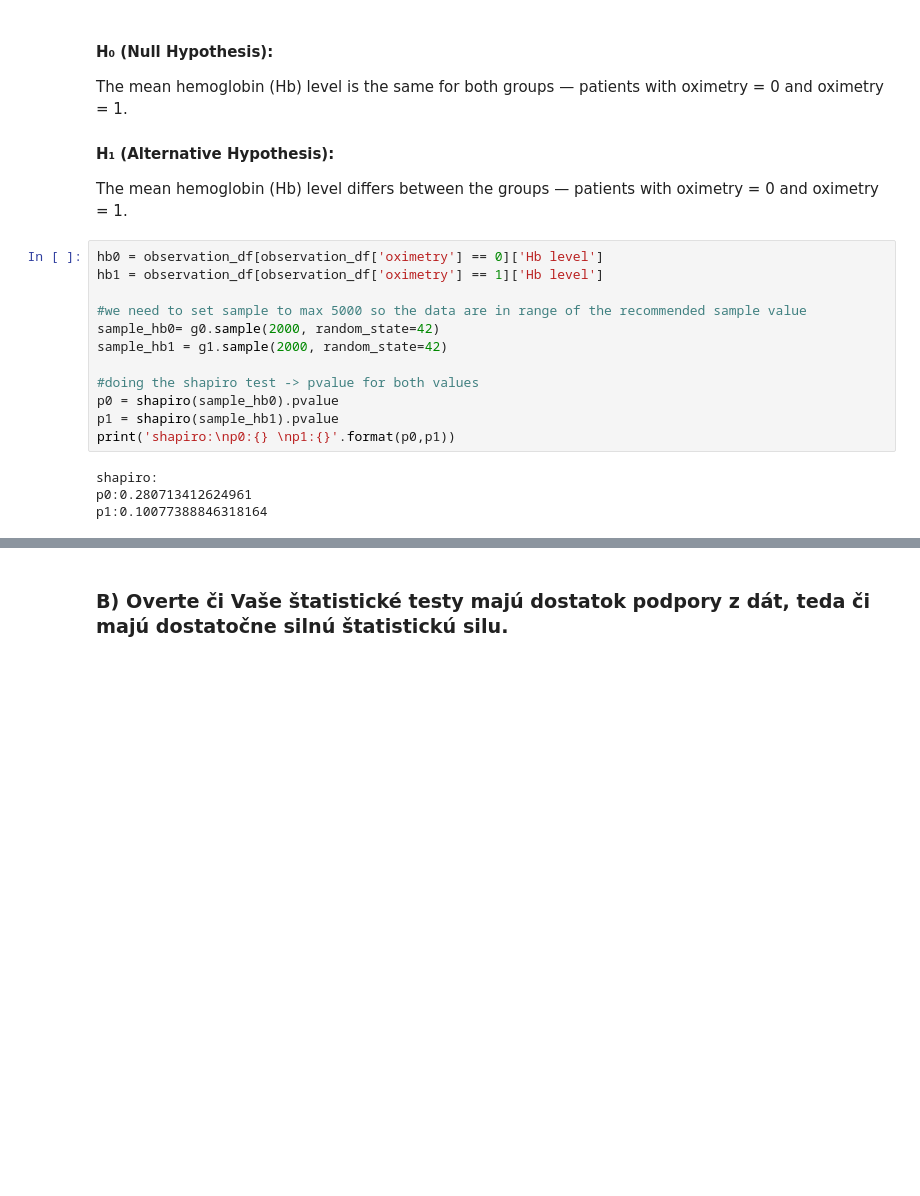
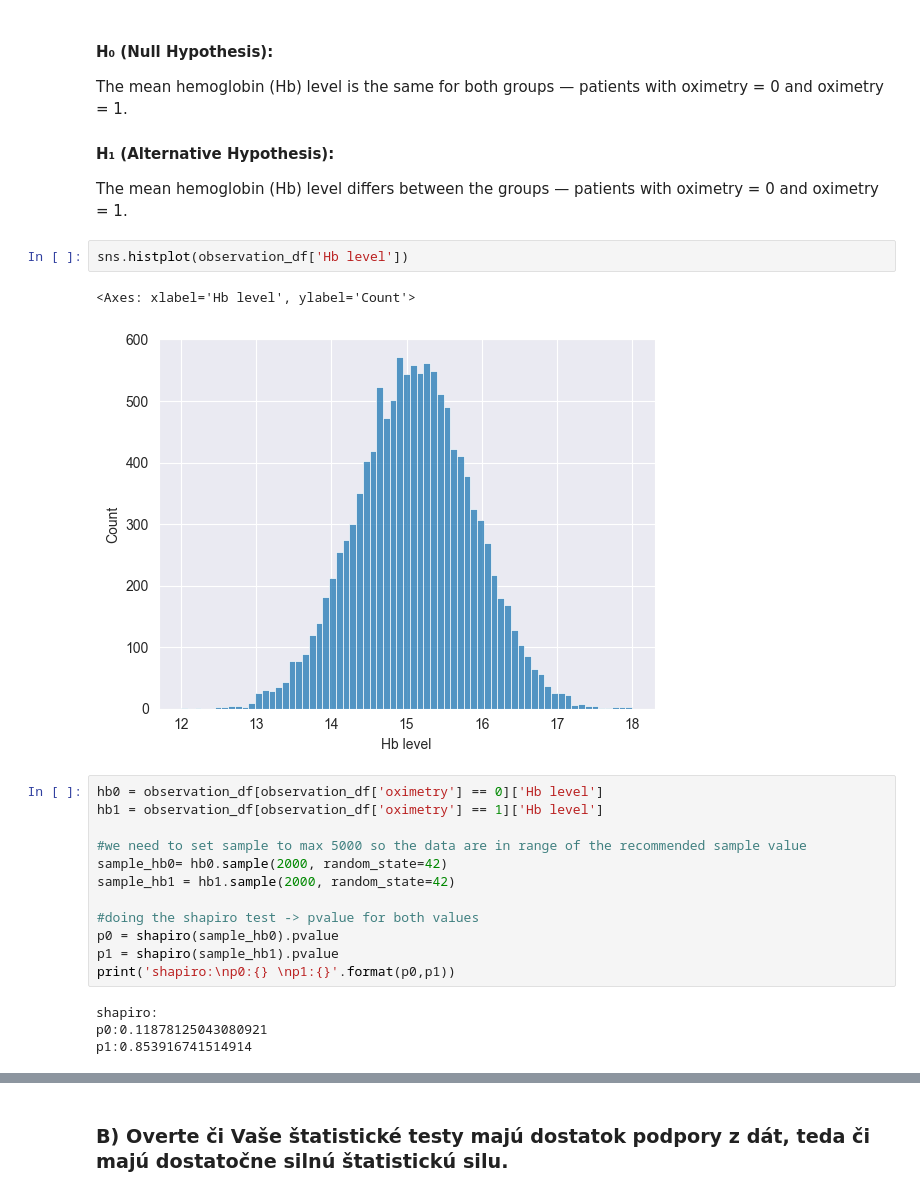
Before and after one commit to xKazimir/IAU_Project, a Jupyter notebook: Project_IAU.ipynb, the cells around one changed output, grey strips where cells are left out. Cells and saved outputs as stored; diff of their text form; blank space fills up the shorter version.

```diff
--- a/Project_IAU.ipynb
+++ b/Project_IAU.ipynb
@@ -1249,13 +1263,18 @@ The mean hemoglobin (Hb) level is the same for both groups — patients with oxi
 
 #### H₁ (Alternative Hypothesis):
 The mean hemoglobin (Hb) level differs between the groups — patients with oximetry = 0 and oximetry = 1.
+# %%
+sns.histplot(observation_df['Hb level'])
+# %% [output]
+<Axes: xlabel='Hb level', ylabel='Count'>
+[figure, added]
 # %%
 hb0 = observation_df[observation_df['oximetry'] == 0]['Hb level']
 hb1 = observation_df[observation_df['oximetry'] == 1]['Hb level']
 
 #we need to set sample to max 5000 so the data are in range of the recommended sample value
-sample_hb0= g0.sample(2000, random_state=42)
-sample_hb1 = g1.sample(2000, random_state=42)
+sample_hb0= hb0.sample(2000, random_state=42)
+sample_hb1 = hb1.sample(2000, random_state=42)
 
 #doing the shapiro test -> pvalue for both values
 p0 = shapiro(sample_hb0).pvalue
@@ -1263,5 +1282,5 @@ p1 = shapiro(sample_hb1).pvalue
 print('shapiro:\np0:{} \np1:{}'.format(p0,p1))
 # %% [output]
 shapiro:
-p0:0.280713412624961
-p1:0.10077388846318164
+p0:0.11878125043080921
+p1:0.853916741514914
```
Also changed, not shown: parts of 26 cells of this notebook, 1 other file.
